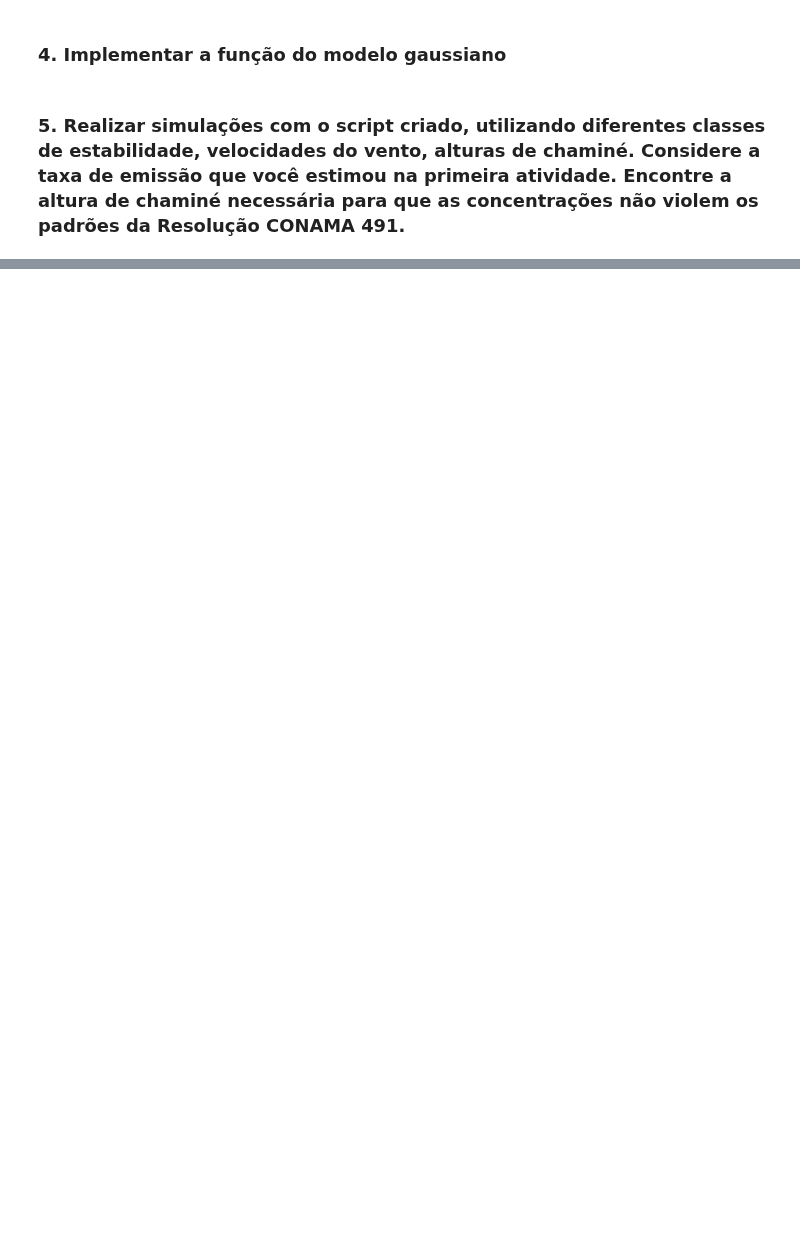
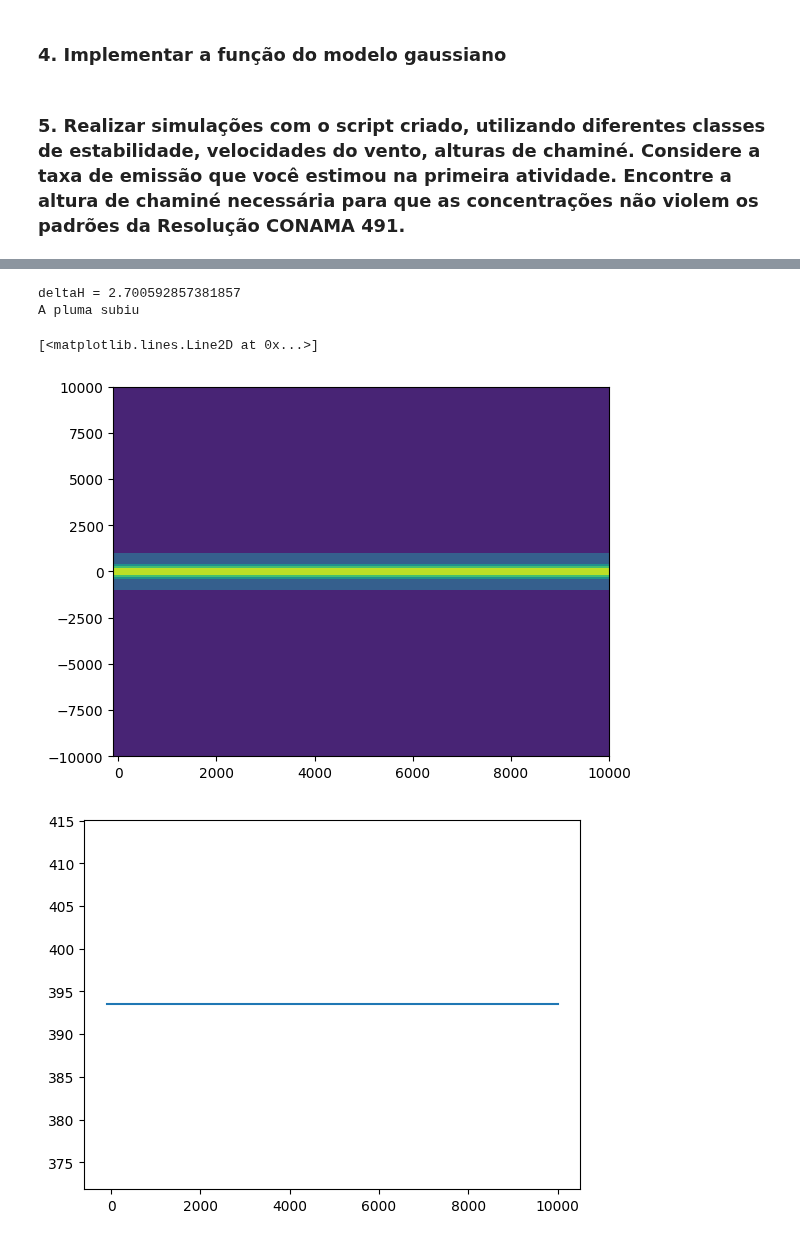
Before and after one commit to Bianca-bonetti/controledepoluicaoatm, a Jupyter notebook: Atividade03.ipynb, the cells around one changed output, grey strips where cells are left out. Saved outputs shown, nothing was run; the diff lists cells and outputs as text; code cells hidden in the pictures; blank space fills up the shorter version.

```diff
--- a/Atividade03.ipynb
+++ b/Atividade03.ipynb
@@ -143,7 +143,7 @@ print(df_expandido)
 # %%
 # Cria uma lista de valores de 0 a 50000 em incrementos de 1000
 x_values = list(np.arange(0, 50001, 1000))
-
+x_values[0] = 1
 # Função da estimativa da dispersão lateral e vertical da pluma
 def sigmaXY(classe, x, urbOrRural):
     if urbOrRural == 'urbano':
@@ -196,11 +196,13 @@ for ii in range(0,df_expandido.Classe_Estabilidade.shape[0]):
         sY[ii,jj]=sigmaY
         sZ[ii,jj]=sigmaZ
 # %%
+index = 0
 for gg in range (0, len(x_values)):
-    colunaY = ('sigmaY_'+str(gg+1))
-    colunaZ = ('sigmaZ_'+str(gg+1))
+    colunaY = ('sigmaY_'+str(index))
+    colunaZ = ('sigmaZ_'+str(index))
     df_expandido[str(colunaY)] = sY[:,gg]
     df_expandido[str(colunaZ)] = sZ[:,gg]
+    index = index +1000
 # %%
 print(df_expandido)
 #Salvar o DataFrame em um arquivo CSV
@@ -369,8 +422,8 @@ classe = 'F'
 urbOrRural = 'urbano'
 hg = 150 # m altura geométrica da chaminé
 qs = 100 # g/s
-sigmaY = 10 # m
-sigmaZ = 15 # m
+sigmaY = 100 # m
+sigmaZ = 150 # m
 u = 5 # m/s
 y = 0 # estimando na direção do vento
 z = 1.5 # altura do nariz
@@ -380,32 +433,38 @@ Ts = 300 # em Kelvin
 Tamb = 293 # em Kelvin
 
 # Estimando o coeficiente de dispersão lateral e vertical
-sigmaY,sigmaZ = sigmaXY(xx,classe,urbOrRural)
+#sigmaY,sigmaZ = sigmaXY(xx,classe,urbOrRural)
 #print(sigmaY)
 
 if vs>1.5*u:
     # Estimando a sobrelevação da pluma (deltaH)
     deltaH = deltaHdavidsonBryant(d,vs,u,Ts,Tamb)
     print('deltaH = '+str(deltaH))
     hef = hg+deltaH
     print('A pluma subiu')
 else:
     hef = hg +2*d*((vs/u)-1.5)
     print('A pluma caiu')
 
 # Utilizando a matriz de yy como input na função do modelo gaussiano
 conc = modeloGaussiano(qs,sigmaY,sigmaZ,u,yy,z,H)
 
 # Visualização dos resultados no espaço
 import matplotlib.pyplot as plt
 from matplotlib.colors import LogNorm
 fig,ax = plt.subplots()
 ax.contourf(xx,yy,conc+0.1,norm = LogNorm())
 
 # Corte em y - sobre o eixo x
 fig,ax = plt.subplots()
 ax.plot(x,conc[250,:])
 
 # Corte em x - sobre o eixo y
 fig,ax = plt.subplots()
 ax.plot(x,conc[:,100])
+# %% [output]
+deltaH = 2.700592857381857
+A pluma subiu
+[<matplotlib.lines.Line2D at 0x...>]
+[figure, added]
+[figure, added]
```
Also changed, not shown: parts of 9 cells of this notebook.
